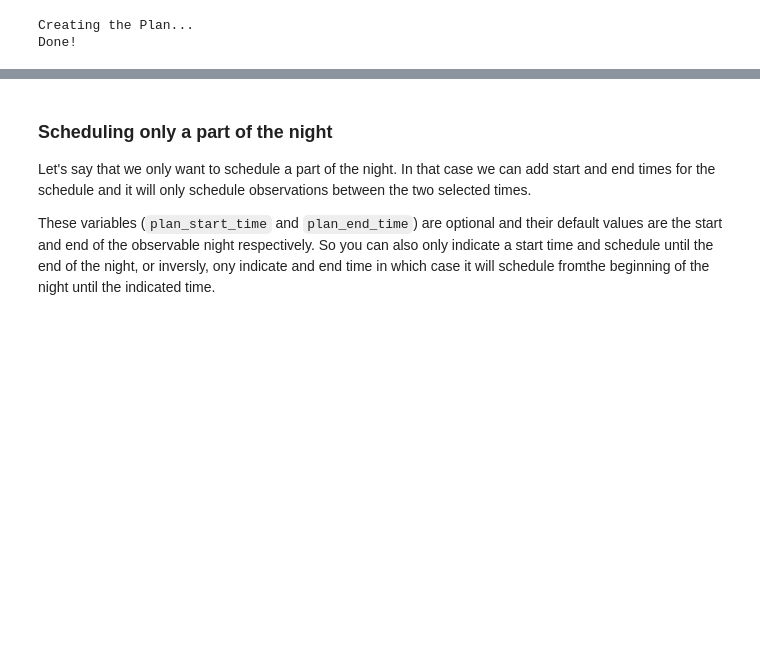
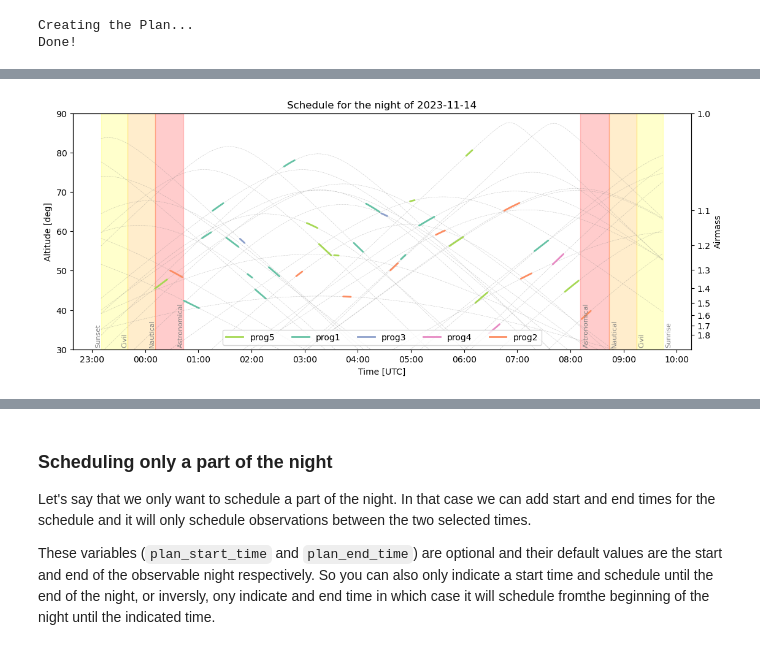
Before and after one commit to nicochunger/SCOPES, a Jupyter notebook: scopes_example.ipynb, the cells around one changed output, grey strips where cells are left out. Saved outputs shown, nothing was run; the diff lists cells and outputs as text; code cells hidden in the pictures; blank space fills up the shorter version.

```diff
--- a/scopes_example.ipynb
+++ b/scopes_example.ipynb
@@ -371,0 +364,2 @@ plan.plot()
+# %%
+lsh_move_plan = gQ_scheduler.lsh_optimization_move(plan, iterations=2, verbose=True)
@@ -371,0 +377,4 @@ plan.plot()
+# %%
+lsh_move_plan.plot()
+# %% [output]
+[figure, added]
```
Also changed, not shown: parts of 28 cells of this notebook, 3 other files.
